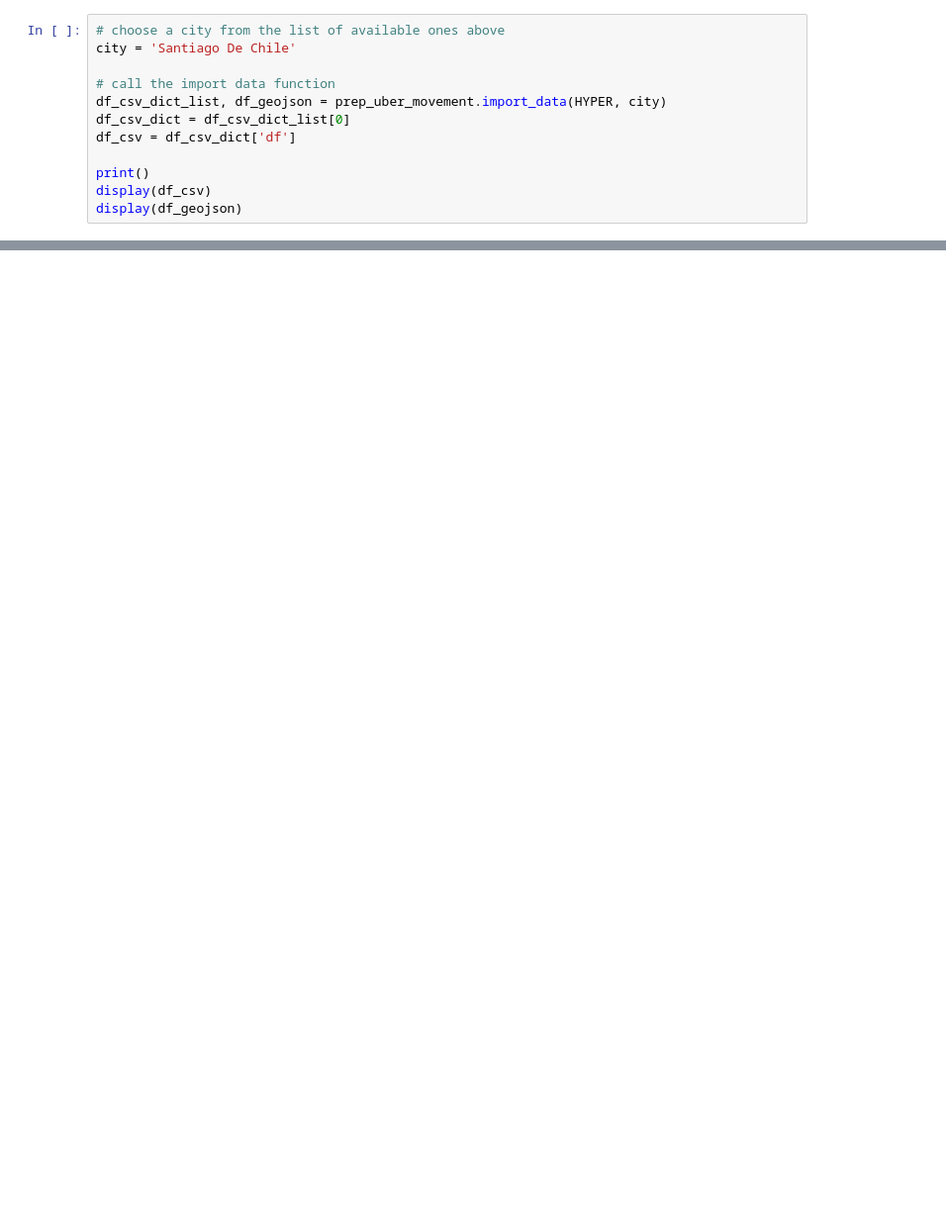
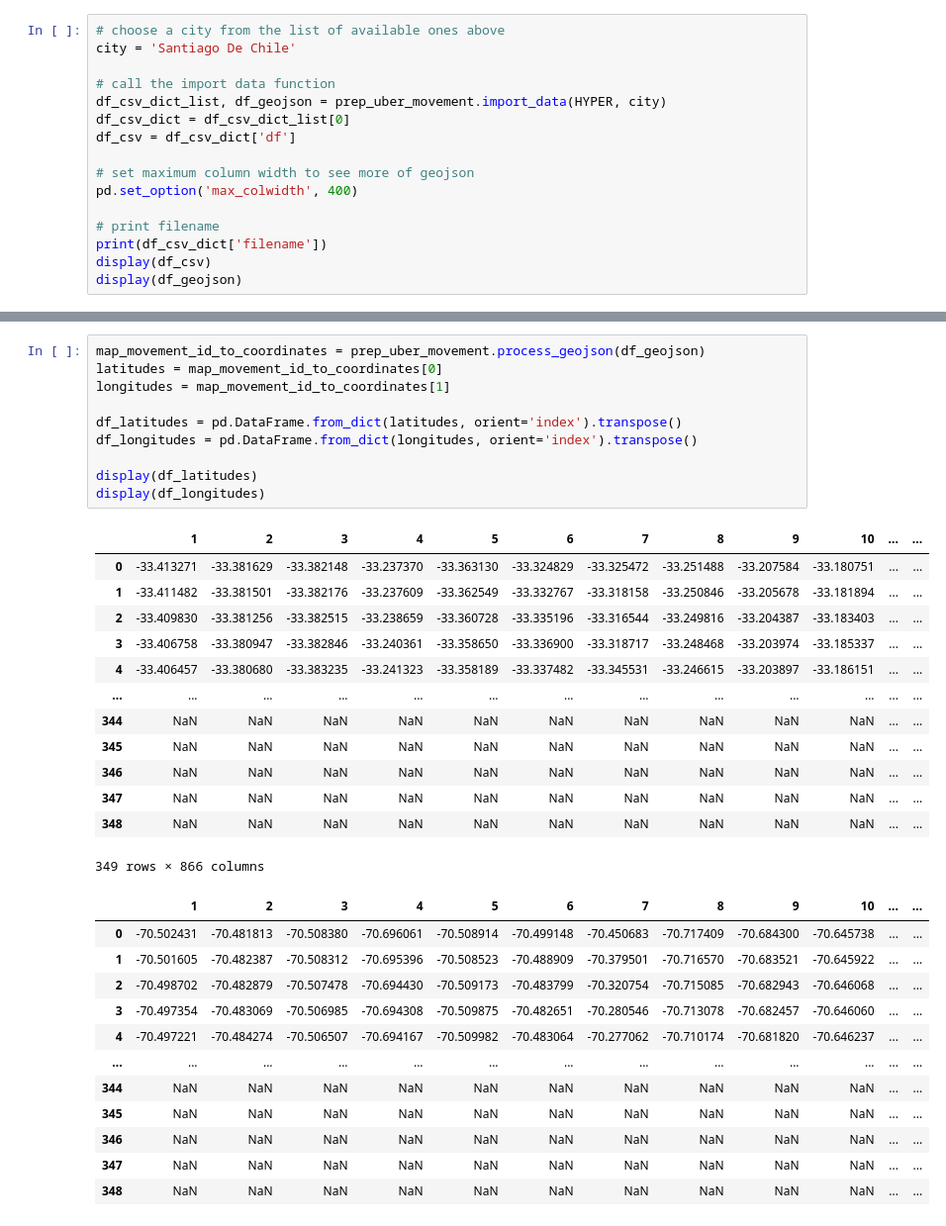
Before and after one commit to ArsamAryandoust/UniversalGNNs, a Jupyter notebook: src/prep_UberMovement.ipynb, the cells around one changed output, grey strips where cells are left out. Shown at 99% size. Saved outputs shown, nothing was run; the diff lists cells and outputs as text; blank space fills up the shorter version.

Commit message:
figured out geojson processing

```diff
--- a/src/prep_UberMovement.ipynb
+++ b/src/prep_UberMovement.ipynb
@@ -20,7 +34,11 @@ df_csv_dict_list, df_geojson = prep_uber_movement.import_data(HYPER, city)
 df_csv_dict = df_csv_dict_list[0]
 df_csv = df_csv_dict['df']
 
-print()
+# set maximum column width to see more of geojson
+pd.set_option('max_colwidth', 400)
+
+# print filename
+print(df_csv_dict['filename'])
 display(df_csv)
 display(df_geojson)
 # %% [output]
@@ -52,0 +78,36 @@ display(df_geojson)
+# %%
+map_movement_id_to_coordinates = prep_uber_movement.process_geojson(df_geojson)
+latitudes = map_movement_id_to_coordinates[0]
+longitudes = map_movement_id_to_coordinates[1]
+
+df_latitudes = pd.DataFrame.from_dict(latitudes, orient='index').transpose()
+df_longitudes = pd.DataFrame.from_dict(longitudes, orient='index').transpose()
+
+display(df_latitudes)
+display(df_longitudes)
+# %% [output]
+|  | 1 | 2 | 3 | 4 | 5 | 6 | 7 | 8 | 9 | 10 | ... | ... |
+| 0 | -33.413271 | -33.381629 | -33.382148 | -33.237370 | -33.363130 | -33.324829 | -33.325472 | -33.251488 | -33.207584 | -33.180751 | ... | ... |
+| 1 | -33.411482 | -33.381501 | -33.382176 | -33.237609 | -33.362549 | -33.332767 | -33.318158 | -33.250846 | -33.205678 | -33.181894 | ... | ... |
+| 2 | -33.409830 | -33.381256 | -33.382515 | -33.238659 | -33.360728 | -33.335196 | -33.316544 | -33.249816 | -33.204387 | -33.183403 | ... | ... |
+| 3 | -33.406758 | -33.380947 | -33.382846 | -33.240361 | -33.358650 | -33.336900 | -33.318717 | -33.248468 | -33.203974 | -33.185337 | ... | ... |
+| 4 | -33.406457 | -33.380680 | -33.383235 | -33.241323 | -33.358189 | -33.337482 | -33.345531 | -33.246615 | -33.203897 | -33.186151 | ... | ... |
+| ... | ... | ... | ... | ... | ... | ... | ... | ... | ... | ... | ... | ... |
+| 344 | NaN | NaN | NaN | NaN | NaN | NaN | NaN | NaN | NaN | NaN | ... | ... |
+| 345 | NaN | NaN | NaN | NaN | NaN | NaN | NaN | NaN | NaN | NaN | ... | ... |
+| 346 | NaN | NaN | NaN | NaN | NaN | NaN | NaN | NaN | NaN | NaN | ... | ... |
+| 347 | NaN | NaN | NaN | NaN | NaN | NaN | NaN | NaN | NaN | NaN | ... | ... |
+| 348 | NaN | NaN | NaN | NaN | NaN | NaN | NaN | NaN | NaN | NaN | ... | ... |
+349 rows × 866 columns
+|  | 1 | 2 | 3 | 4 | 5 | 6 | 7 | 8 | 9 | 10 | ... | ... |
+| 0 | -70.502431 | -70.481813 | -70.508380 | -70.696061 | -70.508914 | -70.499148 | -70.450683 | -70.717409 | -70.684300 | -70.645738 | ... | ... |
+| 1 | -70.501605 | -70.482387 | -70.508312 | -70.695396 | -70.508523 | -70.488909 | -70.379501 | -70.716570 | -70.683521 | -70.645922 | ... | ... |
+| 2 | -70.498702 | -70.482879 | -70.507478 | -70.694430 | -70.509173 | -70.483799 | -70.320754 | -70.715085 | -70.682943 | -70.646068 | ... | ... |
+| 3 | -70.497354 | -70.483069 | -70.506985 | -70.694308 | -70.509875 | -70.482651 | -70.280546 | -70.713078 | -70.682457 | -70.646060 | ... | ... |
+| 4 | -70.497221 | -70.484274 | -70.506507 | -70.694167 | -70.509982 | -70.483064 | -70.277062 | -70.710174 | -70.681820 | -70.646237 | ... | ... |
+| ... | ... | ... | ... | ... | ... | ... | ... | ... | ... | ... | ... | ... |
+| 344 | NaN | NaN | NaN | NaN | NaN | NaN | NaN | NaN | NaN | NaN | ... | ... |
+| 345 | NaN | NaN | NaN | NaN | NaN | NaN | NaN | NaN | NaN | NaN | ... | ... |
+| 346 | NaN | NaN | NaN | NaN | NaN | NaN | NaN | NaN | NaN | NaN | ... | ... |
+| 347 | NaN | NaN | NaN | NaN | NaN | NaN | NaN | NaN | NaN | NaN | ... | ... |
+| 348 | NaN | NaN | NaN | NaN | NaN | NaN | NaN | NaN | NaN | NaN | ... | ... |
```
Also changed, not shown: parts of 6 cells of this notebook, 2 other files.
